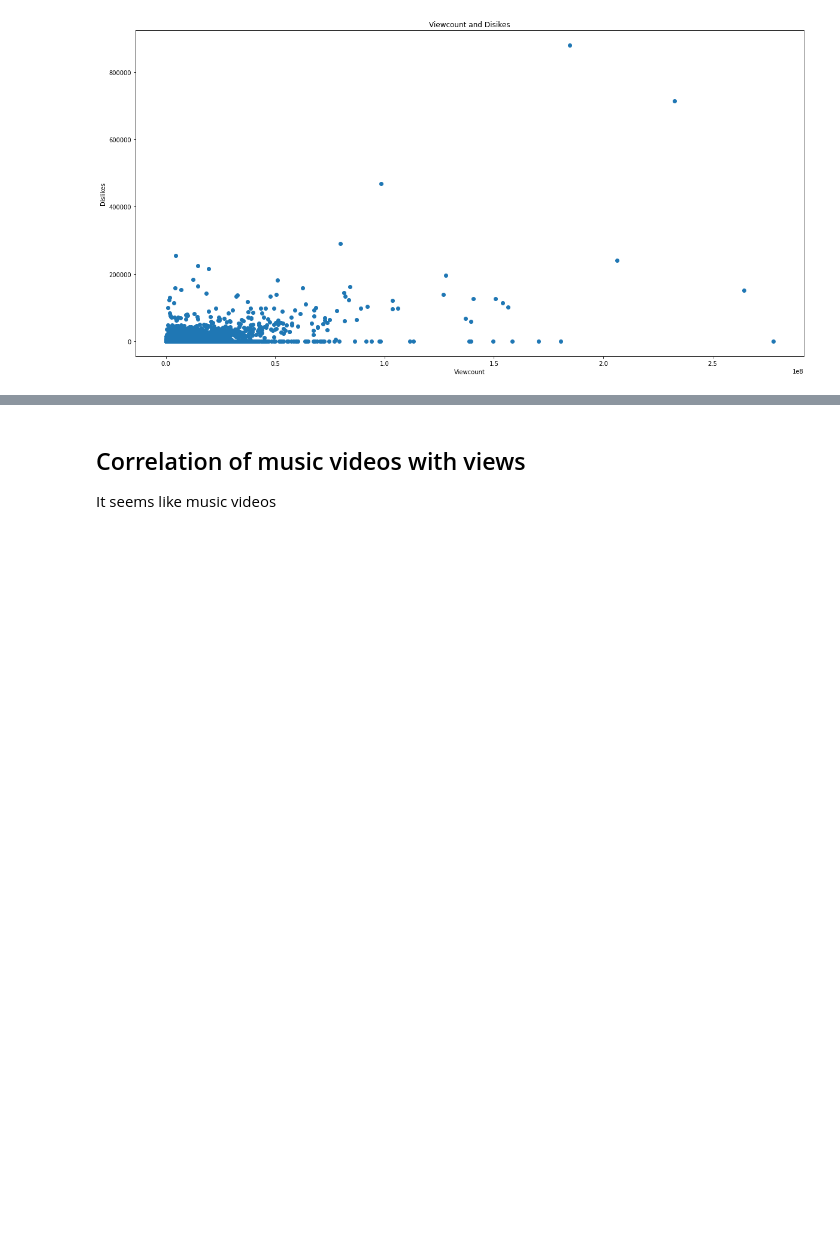
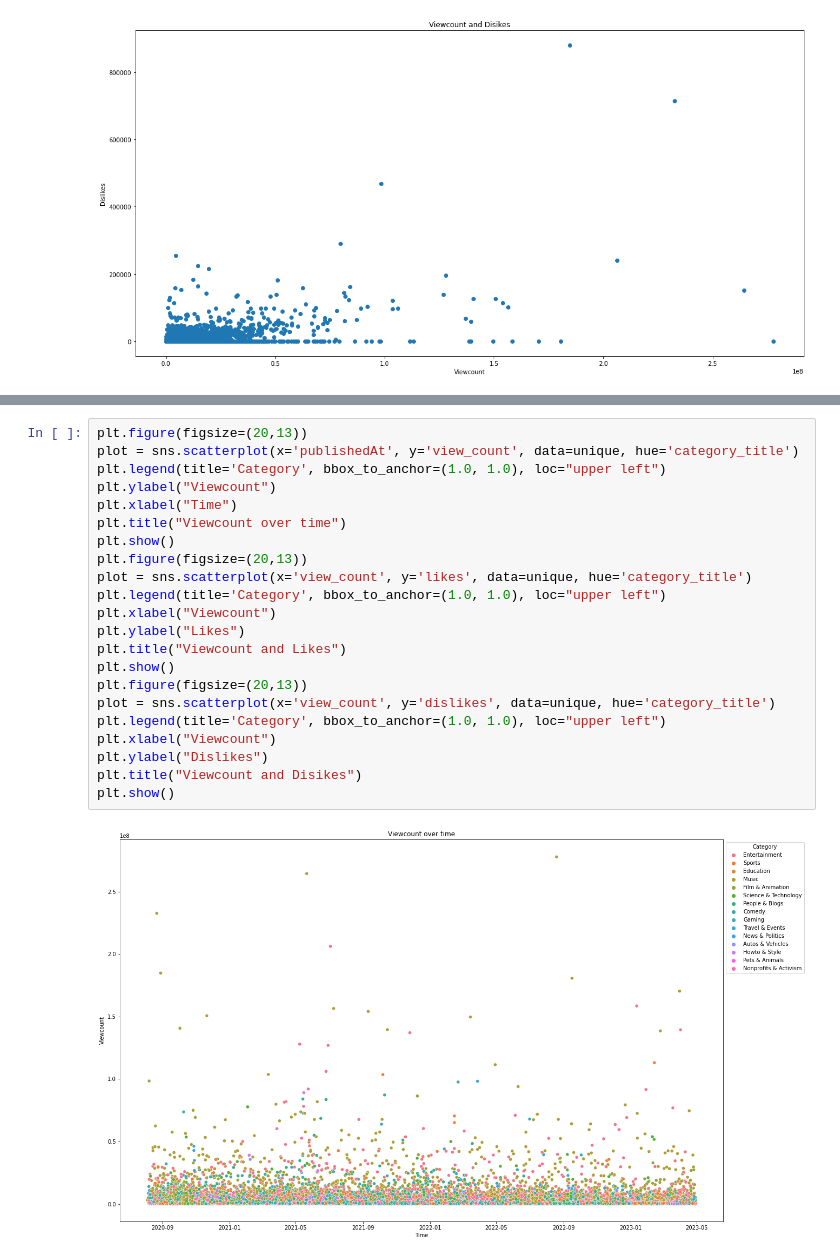
Before and after one commit to sbeven/sbeven.github.io, a Jupyter notebook: Final tutorial.ipynb, the cells around one changed output, grey strips where cells are left out. Drawn from its saved outputs; the diff is of its cells as text; blank space fills up the shorter version.

```diff
--- a/Final tutorial.ipynb
+++ b/Final tutorial.ipynb
@@ -245,3 +291,24 @@ sorted_unique.head(50)
-# %% [markdown]
-## Correlation of music videos with views
-It seems like music videos
+# %%
+plt.figure(figsize=(20,13))
+plot = sns.scatterplot(x='publishedAt', y='view_count', data=unique, hue='category_title')
+plt.legend(title='Category', bbox_to_anchor=(1.0, 1.0), loc="upper left")
+plt.ylabel("Viewcount")
+plt.xlabel("Time")
+plt.title("Viewcount over time")
+plt.show()
+plt.figure(figsize=(20,13))
+plot = sns.scatterplot(x='view_count', y='likes', data=unique, hue='category_title')
+plt.legend(title='Category', bbox_to_anchor=(1.0, 1.0), loc="upper left")
+plt.xlabel("Viewcount")
+plt.ylabel("Likes")
+plt.title("Viewcount and Likes")
+plt.show()
+plt.figure(figsize=(20,13))
+plot = sns.scatterplot(x='view_count', y='dislikes', data=unique, hue='category_title')
+plt.legend(title='Category', bbox_to_anchor=(1.0, 1.0), loc="upper left")
+plt.xlabel("Viewcount")
+plt.ylabel("Dislikes")
+plt.title("Viewcount and Disikes")
+plt.show()
+# %% [output]
+[figure, added]
```
Also changed, not shown: parts of 84 cells of this notebook, 2 other files.
